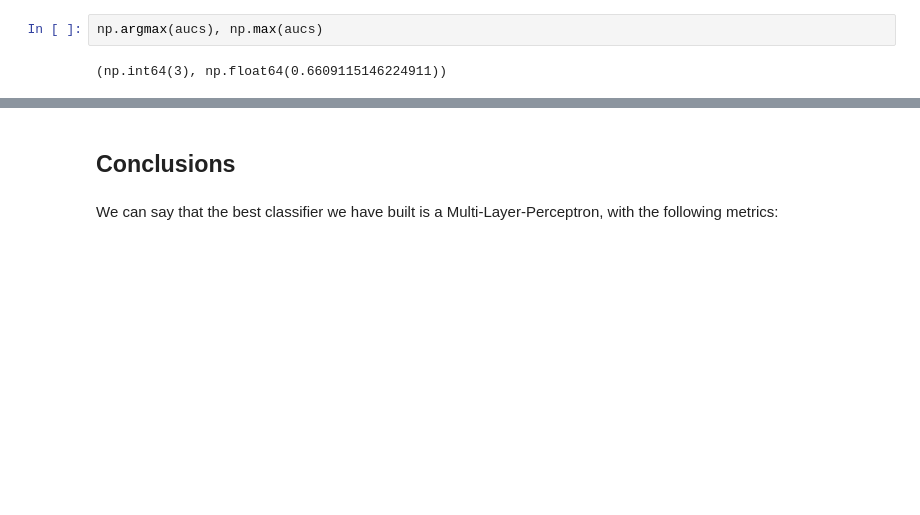
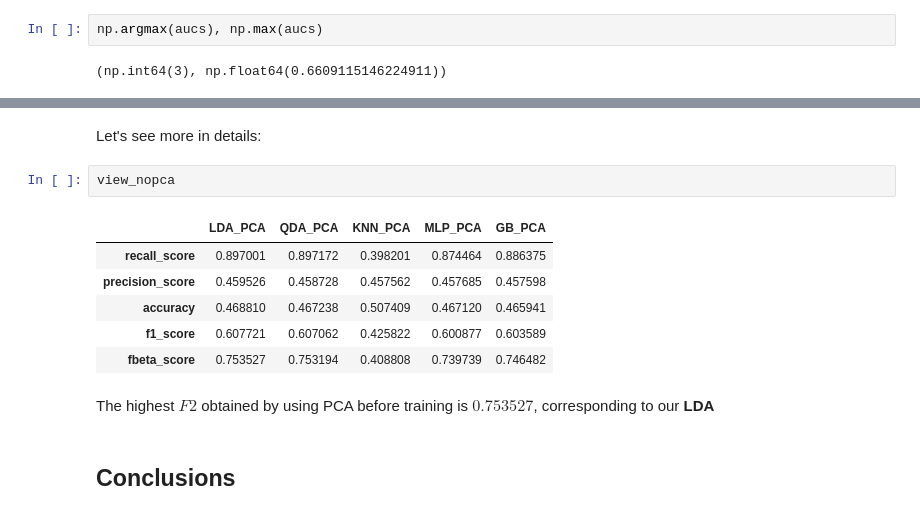
Before and after one commit to weiss25r/Data-analysis-of-diabetic-patients-readmissions-in-hospitals, a Jupyter notebook: main.ipynb, the cells around one changed output, grey strips where cells are left out. Cells and saved outputs as stored; diff of their text form; blank space fills up the shorter version.

```diff
--- a/main.ipynb
+++ b/main.ipynb
@@ -1444,4 +1536,15 @@ Which is smaller than the AUC computed without using PCA before traning.
+# %% [markdown]
+Let's see more in details:
+# %%
+view_nopca
+# %% [output]
+|  | LDA_PCA | QDA_PCA | KNN_PCA | MLP_PCA | GB_PCA |
+| recall_score | 0.897001 | 0.897172 | 0.398201 | 0.874464 | 0.886375 |
+| precision_score | 0.459526 | 0.458728 | 0.457562 | 0.457685 | 0.457598 |
+| accuracy | 0.468810 | 0.467238 | 0.507409 | 0.467120 | 0.465941 |
+| f1_score | 0.607721 | 0.607062 | 0.425822 | 0.600877 | 0.603589 |
+| fbeta_score | 0.753527 | 0.753194 | 0.408808 | 0.739739 | 0.746482 |
+# %% [markdown]
+The highest $F2$ obtained by using PCA before training is $0.753527$, corresponding to our **LDA**
 # %% [markdown]
 ## Conclusions
-# %% [markdown]
-We can say that the best classifier we have built is a Multi-Layer-Perceptron, with the following metrics:
```
Also changed, not shown: parts of 37 cells of this notebook.
